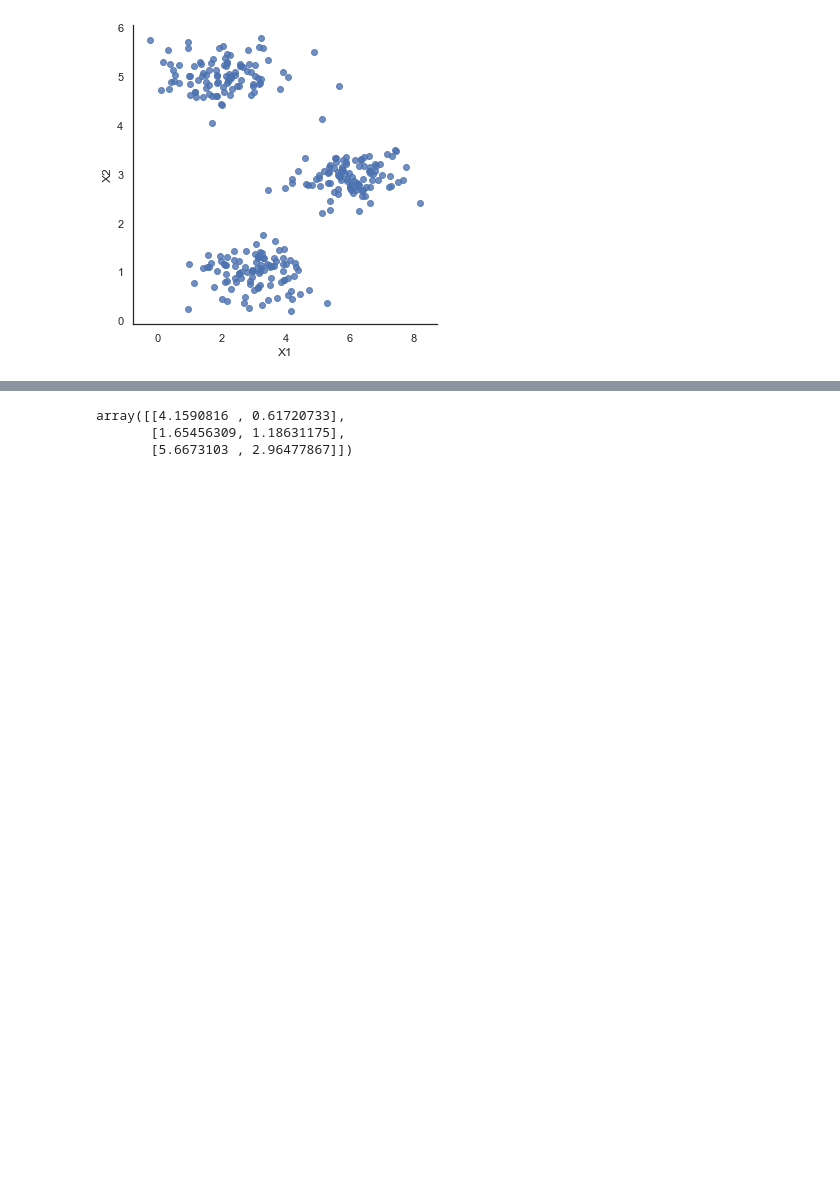
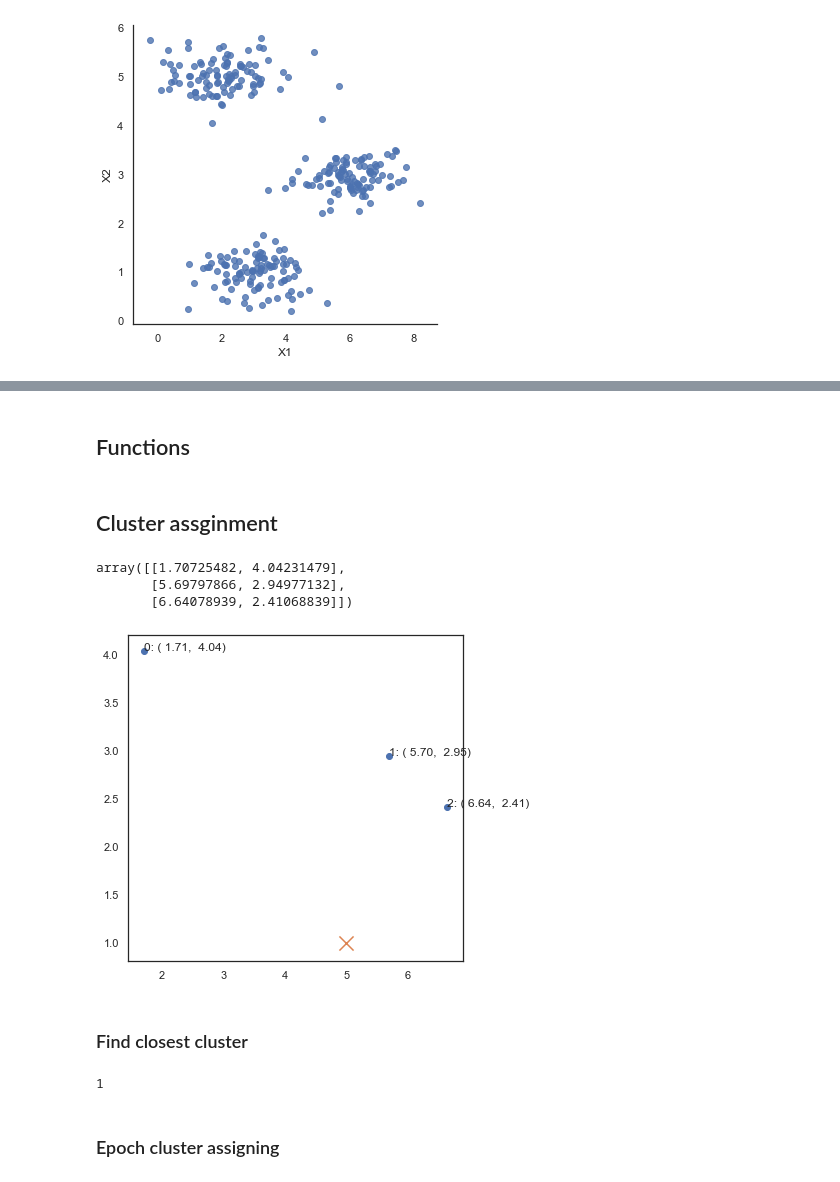
Before and after one commit to jh-lau/NLP, a Jupyter notebook: Machine_Learning_Andrew_Ng_Coursera/7_kmeans_and_PCA/practise.ipynb, the cells around one changed output, grey strips where cells are left out. Drawn from its saved outputs; the diff is of its cells as text; code cells hidden in the pictures; blank space fills up the shorter version.

```diff
--- a/Machine_Learning_Andrew_Ng_Coursera/7_kmeans_and_PCA/practise.ipynb
+++ b/Machine_Learning_Andrew_Ng_Coursera/7_kmeans_and_PCA/practise.ipynb
@@ -29,0 +27,2 @@ def random_init(data, k):
+# %% [markdown]
+## Functions
@@ -30,6 +44,29 @@ def random_init(data, k):
+# %% [markdown]
+## Cluster assginment
 # %%
-random_init(data2, 3)
+init_centroids = random_init(data2, 3)
+init_centroids
 # %% [output]
-array([[4.1590816 , 0.61720733],
-       [1.65456309, 1.18631175],
-       [5.6673103 , 2.96477867]])
+array([[1.70725482, 4.04231479],
+       [5.69797866, 2.94977132],
+       [6.64078939, 2.41068839]])
+# %%
+x = np.array([5,1])
+# %%
+plt.figure(figsize=(6,6))
+plt.scatter(init_centroids[:,0], init_centroids[:, 1])
+
+for i, node in enumerate(init_centroids):
+    plt.annotate(f"{i}: ({node[0] : .2f}, {node[1] : .2f})", node)
+plt.scatter(x[0], x[1], marker='x', s=200)
+plt.show()
+# %% [output]
+[figure, added]
+# %% [markdown]
+### Find closest cluster
+# %%
+find_cluster(x, init_centroids)
+# %% [output]
+1
+# %% [markdown]
+### Epoch cluster assigning
```
Also changed, not shown: parts of 10 cells of this notebook, 4 other files.
